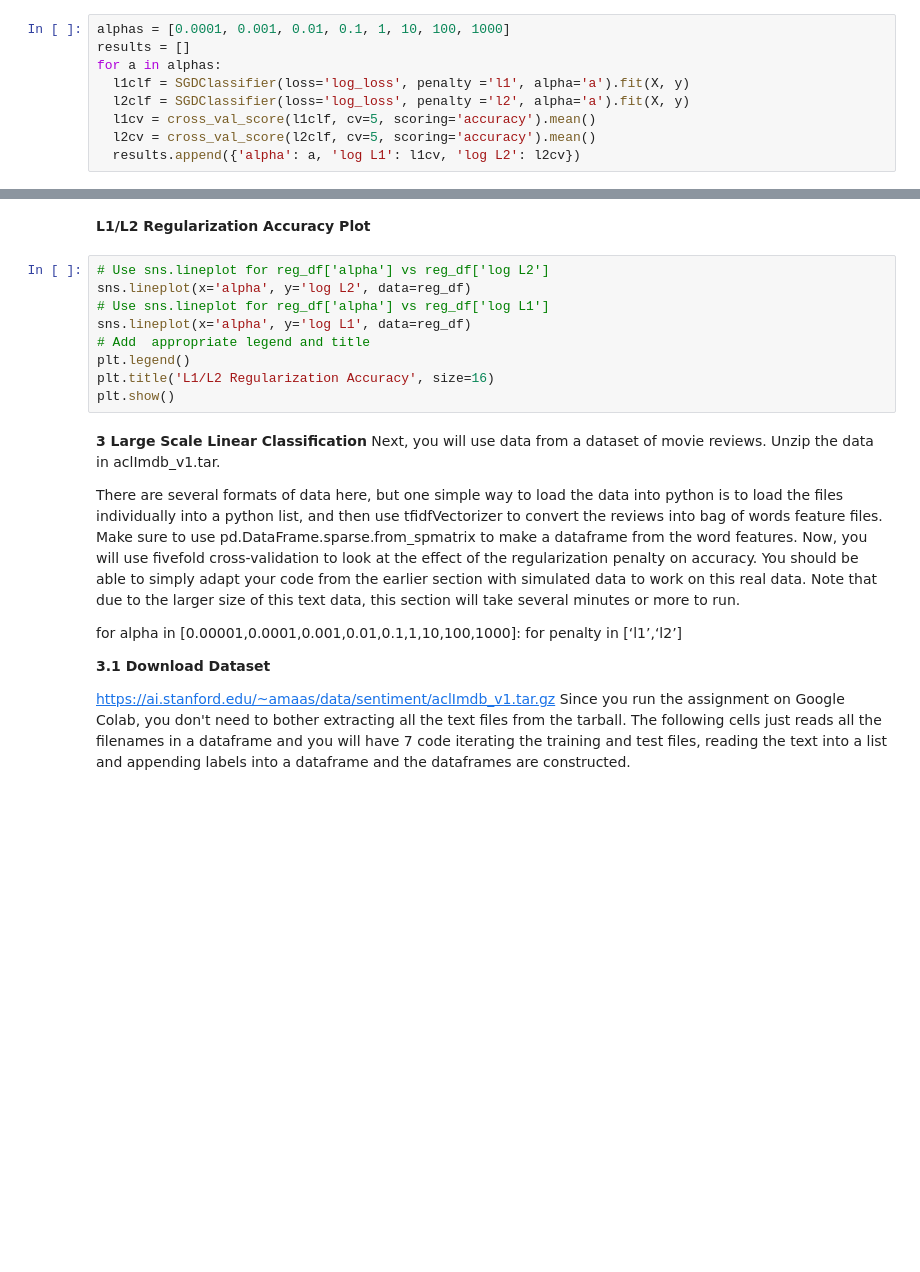
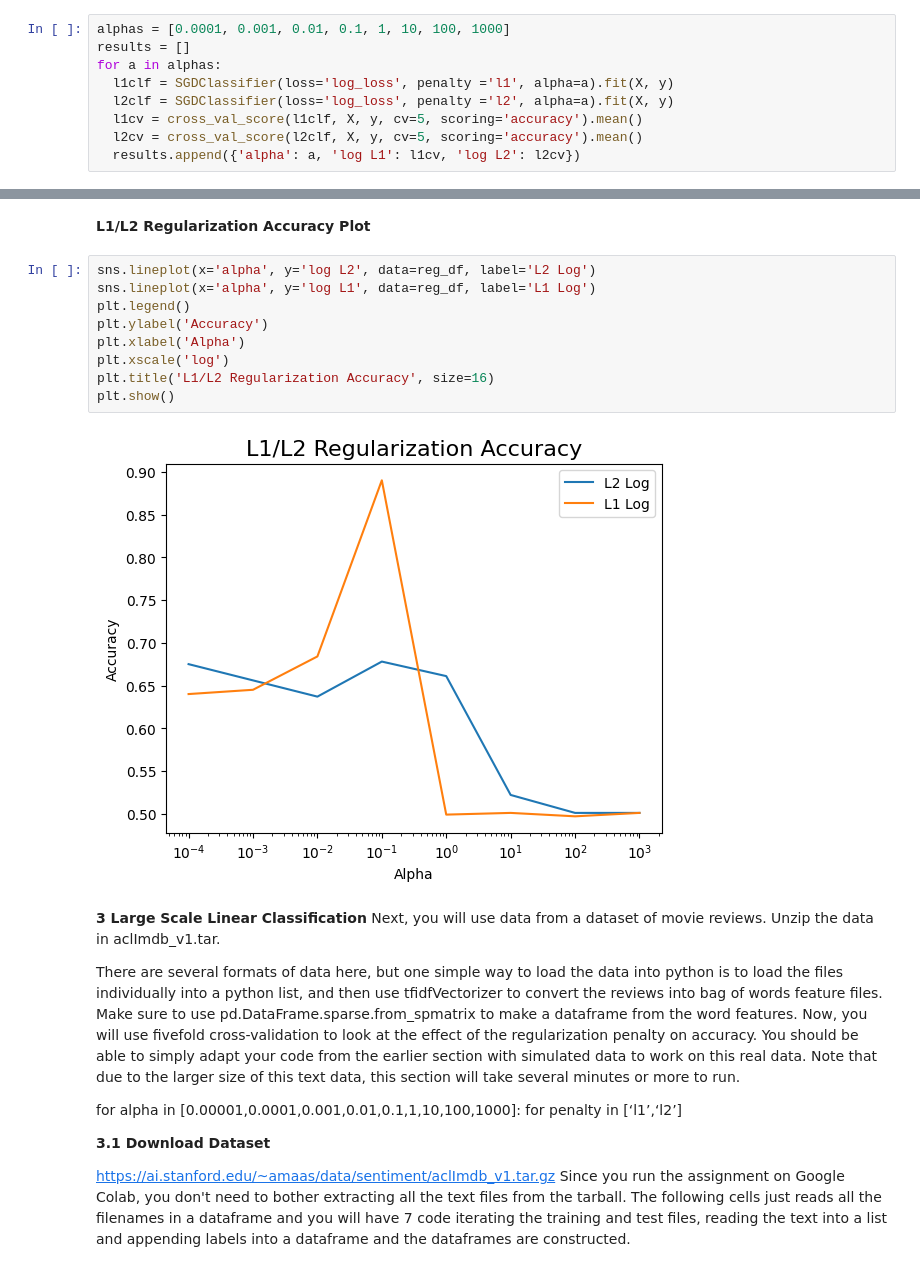
Before and after one commit to sascott9655/ADS-504-Machine-Learning, a Jupyter notebook: Copy_of_Assignment_Guide_4_1.ipynb, the cells around one changed output, grey strips where cells are left out. Drawn from its saved outputs; the diff is of its cells as text; blank space fills up the shorter version.

```diff
--- a/Copy_of_Assignment_Guide_4_1.ipynb
+++ b/Copy_of_Assignment_Guide_4_1.ipynb
@@ -131,10 +179,10 @@ X, y = make_classification(n_samples=1000,n_features=2000, n_redundant=0, n_info
 alphas = [0.0001, 0.001, 0.01, 0.1, 1, 10, 100, 1000]
 results = []
 for a in alphas:
-  l1clf = SGDClassifier(loss='log_loss', penalty ='l1', alpha='a').fit(X, y)
-  l2clf = SGDClassifier(loss='log_loss', penalty ='l2', alpha='a').fit(X, y)
-  l1cv = cross_val_score(l1clf, cv=5, scoring='accuracy').mean()
-  l2cv = cross_val_score(l2clf, cv=5, scoring='accuracy').mean()
+  l1clf = SGDClassifier(loss='log_loss', penalty ='l1', alpha=a).fit(X, y)
+  l2clf = SGDClassifier(loss='log_loss', penalty ='l2', alpha=a).fit(X, y)
+  l1cv = cross_val_score(l1clf, X, y, cv=5, scoring='accuracy').mean()
+  l2cv = cross_val_score(l2clf, X, y, cv=5, scoring='accuracy').mean()
   results.append({'alpha': a, 'log L1': l1cv, 'log L2': l2cv})
 # %% [markdown]
 **Accuracy Table by alpha value**
@@ -144,14 +202,16 @@ reg_df
 # %% [markdown]
 **L1/L2 Regularization Accuracy Plot**
 # %%
-# Use sns.lineplot for reg_df['alpha'] vs reg_df['log L2']
-sns.lineplot(x='alpha', y='log L2', data=reg_df)
-# Use sns.lineplot for reg_df['alpha'] vs reg_df['log L1']
-sns.lineplot(x='alpha', y='log L1', data=reg_df)
-# Add  appropriate legend and title
+sns.lineplot(x='alpha', y='log L2', data=reg_df, label='L2 Log')
+sns.lineplot(x='alpha', y='log L1', data=reg_df, label='L1 Log')
 plt.legend()
+plt.ylabel('Accuracy')
+plt.xlabel('Alpha')
+plt.xscale('log')
 plt.title('L1/L2 Regularization Accuracy', size=16)
 plt.show()
+# %% [output]
+[figure, added]
 # %% [markdown]
 **3 Large Scale Linear Classification**
 Next, you will use data from a dataset of movie reviews. Unzip the data in aclImdb_v1.tar.
```
Also changed, not shown: parts of 18 cells of this notebook.
